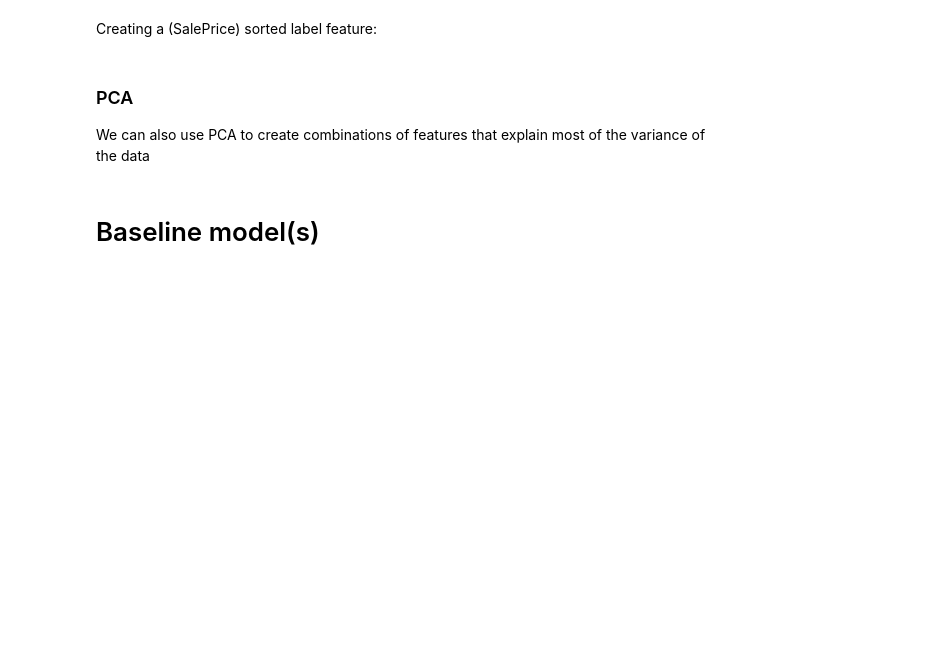
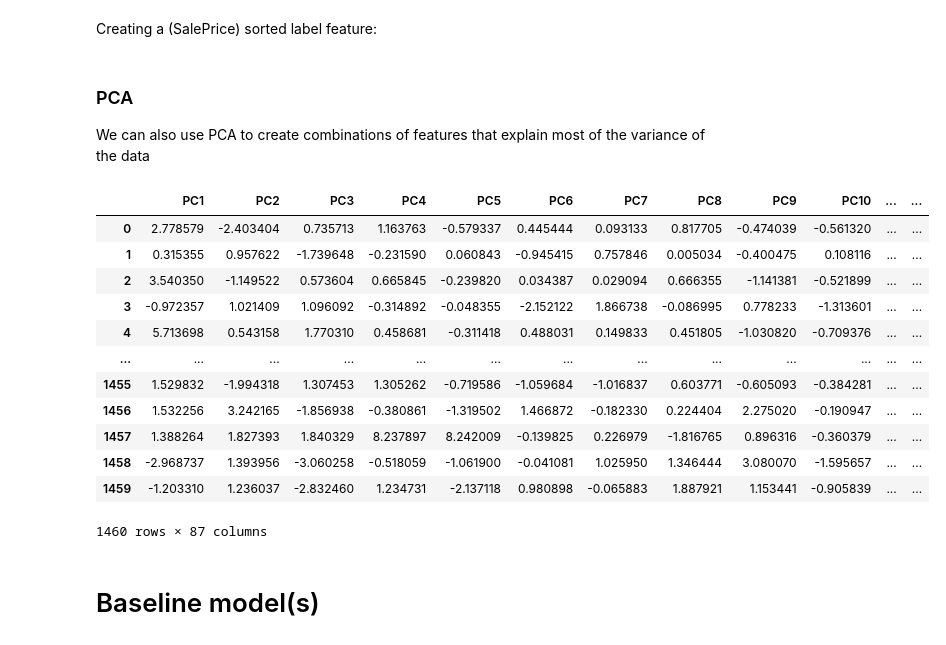
Before and after one commit to yoavshosh/Kaggle_house_price, a Jupyter notebook: EDA_and_Baseline_model.ipynb, the cells around one changed output. Saved outputs shown, nothing was run; the diff lists cells and outputs as text; code cells hidden in the pictures; blank space fills up the shorter version.

```diff
--- a/EDA_and_Baseline_model.ipynb
+++ b/EDA_and_Baseline_model.ipynb
@@ -447,6 +445,22 @@ X_std_test = sc.transform(houses_test_modified[cols_for_pca])
 new_features_test = pca.transform(X_std_test)
 pca_df_test = pd.DataFrame(data = new_features_test, columns = ["PC"+str(x) for x in list(range(1,new_features.shape[1]+1))])
 houses_test_modified = pd.merge(left=houses_test_modified,right=pca_df_test, left_index=True, right_index=True)
+# %%
+pca_df
+# %% [output]
+|  | PC1 | PC2 | PC3 | PC4 | PC5 | PC6 | PC7 | PC8 | PC9 | PC10 | ... | ... |
+| 0 | 2.778579 | -2.403404 | 0.735713 | 1.163763 | -0.579337 | 0.445444 | 0.093133 | 0.817705 | -0.474039 | -0.561320 | ... | ... |
+| 1 | 0.315355 | 0.957622 | -1.739648 | -0.231590 | 0.060843 | -0.945415 | 0.757846 | 0.005034 | -0.400475 | 0.108116 | ... | ... |
+| 2 | 3.540350 | -1.149522 | 0.573604 | 0.665845 | -0.239820 | 0.034387 | 0.029094 | 0.666355 | -1.141381 | -0.521899 | ... | ... |
+| 3 | -0.972357 | 1.021409 | 1.096092 | -0.314892 | -0.048355 | -2.152122 | 1.866738 | -0.086995 | 0.778233 | -1.313601 | ... | ... |
+| 4 | 5.713698 | 0.543158 | 1.770310 | 0.458681 | -0.311418 | 0.488031 | 0.149833 | 0.451805 | -1.030820 | -0.709376 | ... | ... |
+| ... | ... | ... | ... | ... | ... | ... | ... | ... | ... | ... | ... | ... |
+| 1455 | 1.529832 | -1.994318 | 1.307453 | 1.305262 | -0.719586 | -1.059684 | -1.016837 | 0.603771 | -0.605093 | -0.384281 | ... | ... |
+| 1456 | 1.532256 | 3.242165 | -1.856938 | -0.380861 | -1.319502 | 1.466872 | -0.182330 | 0.224404 | 2.275020 | -0.190947 | ... | ... |
+| 1457 | 1.388264 | 1.827393 | 1.840329 | 8.237897 | 8.242009 | -0.139825 | 0.226979 | -1.816765 | 0.896316 | -0.360379 | ... | ... |
+| 1458 | -2.968737 | 1.393956 | -3.060258 | -0.518059 | -1.061900 | -0.041081 | 1.025950 | 1.346444 | 3.080070 | -1.595657 | ... | ... |
+| 1459 | -1.203310 | 1.236037 | -2.832460 | 1.234731 | -2.137118 | 0.980898 | -0.065883 | 1.887921 | 1.153441 | -0.905839 | ... | ... |
+1460 rows × 87 columns
 # %% [markdown]
 # Baseline model(s)
 # %% [markdown]
```
Also changed, not shown: parts of 29 cells of this notebook, 1 other file.
